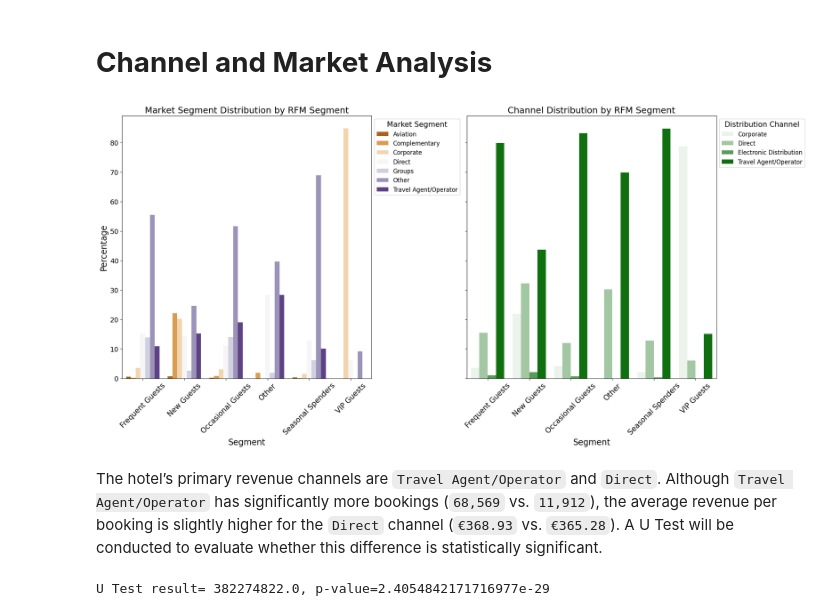
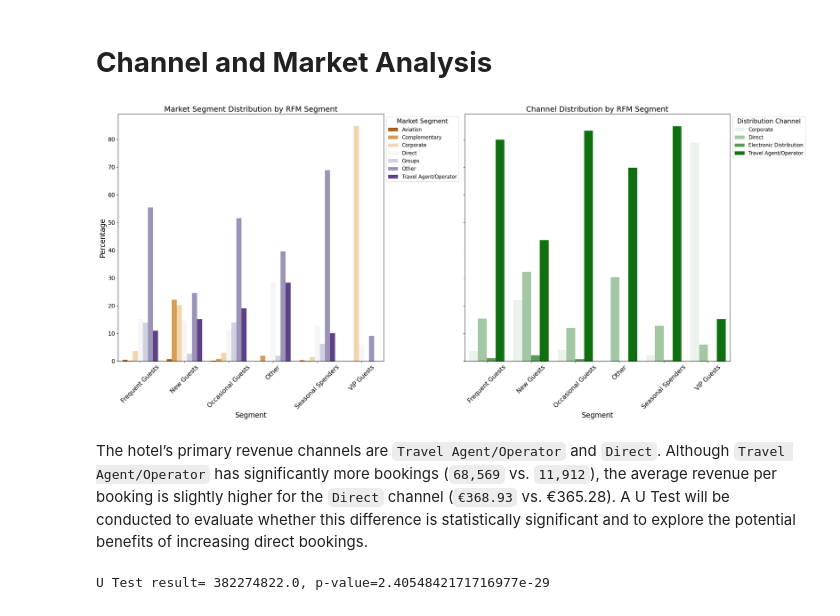
Before and after one commit to charJin/hotel-analysis, a Jupyter notebook: Notebooks/analysis.ipynb, the cells around one changed output. Drawn from its saved outputs; the diff is of its cells as text; code cells hidden in the pictures.

```diff
--- a/Notebooks/analysis.ipynb
+++ b/Notebooks/analysis.ipynb
@@ -507,11 +555,14 @@ market_segment_dist['percentage'] = market_segment_dist.groupby('segment')['coun
 distribution_channel_dist = hotel_df.groupby(['segment', 'distribution_channel']).size().reset_index(name='count')
 distribution_channel_dist['percentage'] = distribution_channel_dist.groupby('segment')['count'].transform(lambda x: x / x.sum() * 100)
 
+max_market = market_segment_dist.loc[market_segment_dist.groupby('segment')['percentage'].idxmax()]
+max_channel = distribution_channel_dist.loc[distribution_channel_dist.groupby('segment')['percentage'].idxmax()]
+
 # Simplified Monochromatic Palette
 palette_market = sns.color_palette("PuOr", n_colors=market_segment_dist['market_segment'].nunique())
 palette_channel = sns.light_palette("green", n_colors=distribution_channel_dist['distribution_channel'].nunique())
 
-fig, axes = plt.subplots(1, 2, figsize=(24, 10), sharey=True)
+fig, axes = plt.subplots(1, 2, figsize=(24, 12), sharey=True)
 
 # Plot 1: Market Segment Distribution
 sns.barplot(
@@ -533,37 +584,37 @@ axes[0].legend(
     title_fontsize=15,
     loc='upper left',
     bbox_to_anchor=(1, 1),
     ncol=1
 )
 
 # Plot 2: Distribution Channel Distribution
 sns.barplot(
     data=distribution_channel_dist,
     x='segment',
     y='percentage',
     hue='distribution_channel',
     ax=axes[1],
     palette=palette_channel
 )
 axes[1].set_title('Channel Distribution by RFM Segment', fontsize=18)
 axes[1].set_ylabel('Percentage', fontsize=17)
 axes[1].set_xlabel('Segment', fontsize=17)
 axes[1].tick_params(axis='x', rotation=45, labelsize=15)
 axes[1].tick_params(axis='y', labelsize=14)
 axes[1].legend(
     title='Distribution Channel',
     fontsize=12,
     title_fontsize=15,
     loc='upper left',
     bbox_to_anchor=(1, 1)
 )
 
-plt.tight_layout(rect=[0, 0, 0.85, 1])  # Adjust layout to fit legends
+plt.tight_layout(rect=[0, 0, 1, 0.9])
 plt.show()
 # %% [output]
-[figure, old version]
+[figure, new version]
 # %% [markdown]
-The hotel’s primary revenue channels are `Travel Agent/Operator` and `Direct`. Although `Travel Agent/Operator` has significantly more bookings (`68,569` vs. `11,912`), the average revenue per booking is slightly higher for the `Direct` channel (`€368.93` vs. `€365.28`). A U Test will be conducted to evaluate whether this difference is statistically significant.
+The hotel’s primary revenue channels are `Travel Agent/Operator` and `Direct`. Although `Travel Agent/Operator` has significantly more bookings (`68,569` vs. `11,912`), the average revenue per booking is slightly higher for the `Direct` channel (`€368.93` vs. €365.28). A U Test will be conducted to evaluate whether this difference is statistically significant and to explore the potential benefits of increasing direct bookings.
 # %%
 direct_revenue = hotel_df[hotel_df['distribution_channel'] == 'Direct']['total_revenue']
 travel_agent_revenue = hotel_df[hotel_df['distribution_channel'] == 'Travel Agent/Operator']['total_revenue']
```
Also changed, not shown: parts of 4 cells of this notebook.
